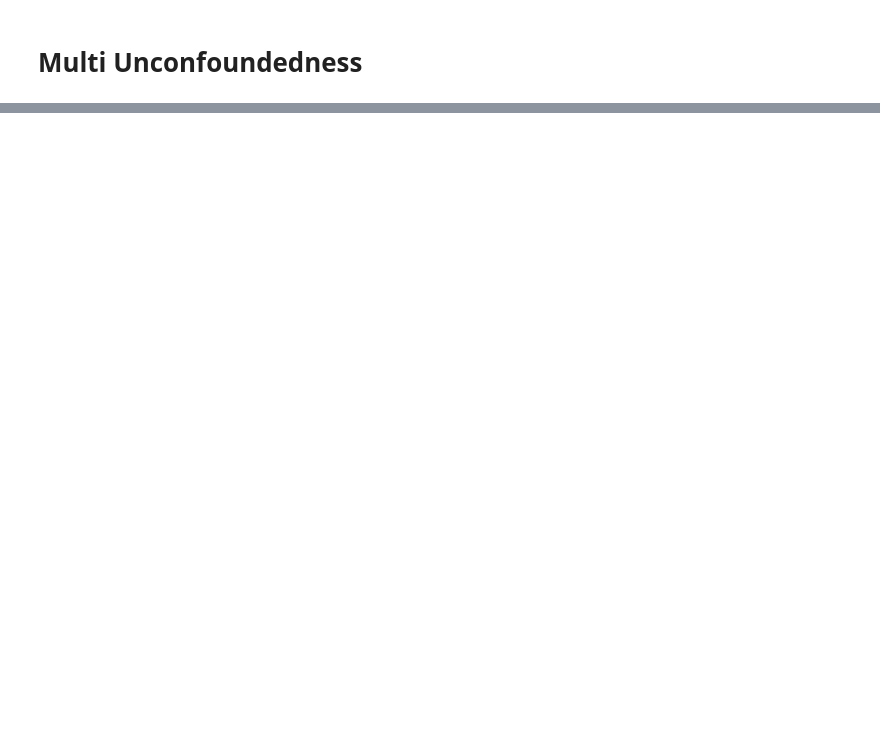
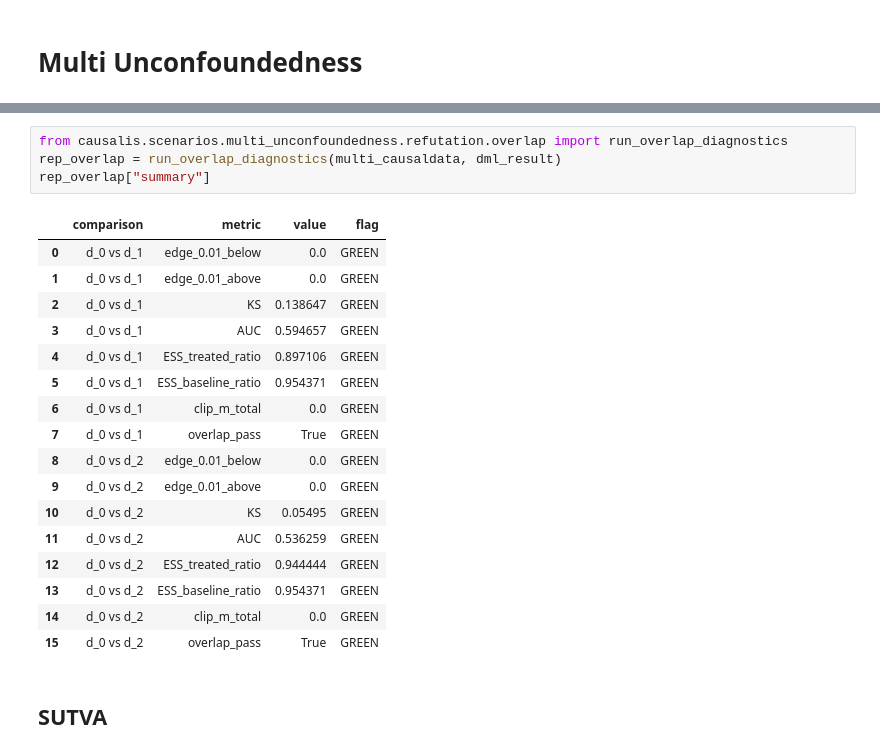
Before and after one commit to causalis-causalcraft/Causalis, a Jupyter notebook: notebooks/scenarios/multi_unconfoundedness.ipynb, the cells around one changed output, grey strips where cells are left out. Drawn from its saved outputs; the diff is of its cells as text; blank space fills up the shorter version.

```diff
--- a/notebooks/scenarios/multi_unconfoundedness.ipynb
+++ b/notebooks/scenarios/multi_unconfoundedness.ipynb
@@ -23,0 +281,24 @@ Ground truth ATE for t_2 vs t_0 is 2.616828768318921
+# %%
+from causalis.scenarios.multi_unconfoundedness.refutation.overlap import run_overlap_diagnostics
+rep_overlap = run_overlap_diagnostics(multi_causaldata, dml_result)
+rep_overlap["summary"]
+# %% [output]
+|  | comparison | metric | value | flag |
+| 0 | d_0 vs d_1 | edge_0.01_below | 0.0 | GREEN |
+| 1 | d_0 vs d_1 | edge_0.01_above | 0.0 | GREEN |
+| 2 | d_0 vs d_1 | KS | 0.138647 | GREEN |
+| 3 | d_0 vs d_1 | AUC | 0.594657 | GREEN |
+| 4 | d_0 vs d_1 | ESS_treated_ratio | 0.897106 | GREEN |
+| 5 | d_0 vs d_1 | ESS_baseline_ratio | 0.954371 | GREEN |
+| 6 | d_0 vs d_1 | clip_m_total | 0.0 | GREEN |
+| 7 | d_0 vs d_1 | overlap_pass | True | GREEN |
+| 8 | d_0 vs d_2 | edge_0.01_below | 0.0 | GREEN |
+| 9 | d_0 vs d_2 | edge_0.01_above | 0.0 | GREEN |
+| 10 | d_0 vs d_2 | KS | 0.05495 | GREEN |
+| 11 | d_0 vs d_2 | AUC | 0.536259 | GREEN |
+| 12 | d_0 vs d_2 | ESS_treated_ratio | 0.944444 | GREEN |
+| 13 | d_0 vs d_2 | ESS_baseline_ratio | 0.954371 | GREEN |
+| 14 | d_0 vs d_2 | clip_m_total | 0.0 | GREEN |
+| 15 | d_0 vs d_2 | overlap_pass | True | GREEN |
+# %% [markdown]
+## SUTVA
```
Also changed, not shown: parts of 47 cells of this notebook, 18 other files.
